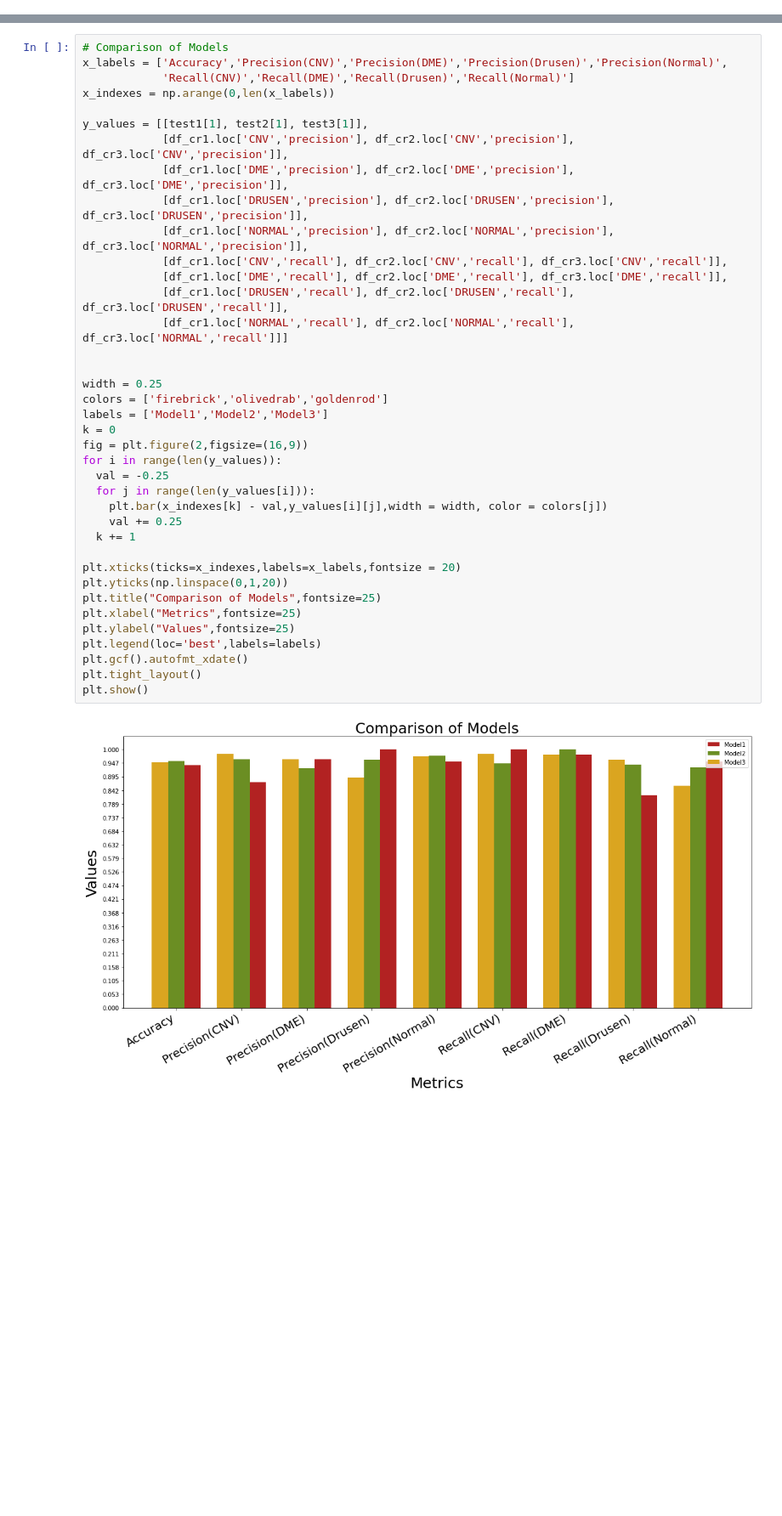
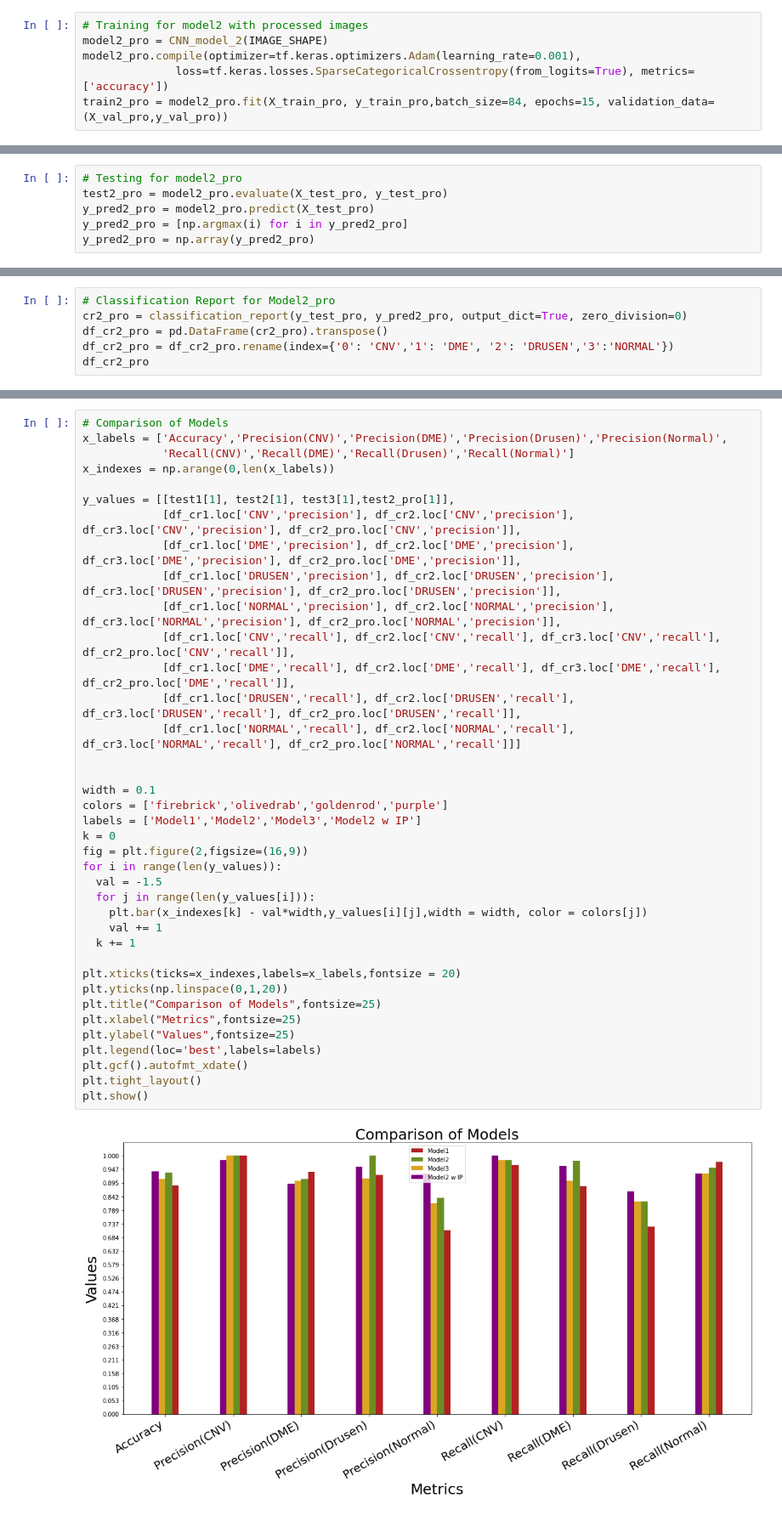
Before and after one commit to batuozdas/retina_disease_detection, a Jupyter notebook: retina_disease_detection.ipynb, the cells around one changed output, grey strips where cells are left out. Shown at 85% size. Drawn from its saved outputs; the diff is of its cells as text; blank space fills up the shorter version.

```diff
--- a/retina_disease_detection.ipynb
+++ b/retina_disease_detection.ipynb
@@ -233,0 +252,6 @@ Epoch 15/15
+# %%
+# Training for model2 with processed images
+model2_pro = CNN_model_2(IMAGE_SHAPE)
+model2_pro.compile(optimizer=tf.keras.optimizers.Adam(learning_rate=0.001),
+              loss=tf.keras.losses.SparseCategoricalCrossentropy(from_logits=True), metrics=['accuracy'])
+train2_pro = model2_pro.fit(X_train_pro, y_train_pro,batch_size=84, epochs=15, validation_data=(X_val_pro,y_val_pro))
@@ -259,0 +303,6 @@ test3
+# %%
+# Testing for model2_pro
+test2_pro = model2_pro.evaluate(X_test_pro, y_test_pro)
+y_pred2_pro = model2_pro.predict(X_test_pro)
+y_pred2_pro = [np.argmax(i) for i in y_pred2_pro]
+y_pred2_pro = np.array(y_pred2_pro)
@@ -304,0 +356,6 @@ df_cr3
+# %%
+# Classification Report for Model2_pro
+cr2_pro = classification_report(y_test_pro, y_pred2_pro, output_dict=True, zero_division=0)
+df_cr2_pro = pd.DataFrame(cr2_pro).transpose()
+df_cr2_pro = df_cr2_pro.rename(index={'0': 'CNV','1': 'DME', '2': 'DRUSEN','3':'NORMAL'})
+df_cr2_pro
@@ -398,42 +481,42 @@ plt.show()
 # %%
 # Comparison of Models
 x_labels = ['Accuracy','Precision(CNV)','Precision(DME)','Precision(Drusen)','Precision(Normal)',
             'Recall(CNV)','Recall(DME)','Recall(Drusen)','Recall(Normal)']
 x_indexes = np.arange(0,len(x_labels))
 
-y_values = [[test1[1], test2[1], test3[1]],
-            [df_cr1.loc['CNV','precision'], df_cr2.loc['CNV','precision'], df_cr3.loc['CNV','precision']],
-            [df_cr1.loc['DME','precision'], df_cr2.loc['DME','precision'], df_cr3.loc['DME','precision']],
-            [df_cr1.loc['DRUSEN','precision'], df_cr2.loc['DRUSEN','precision'], df_cr3.loc['DRUSEN','precision']],
-            [df_cr1.loc['NORMAL','precision'], df_cr2.loc['NORMAL','precision'], df_cr3.loc['NORMAL','precision']],
-            [df_cr1.loc['CNV','recall'], df_cr2.loc['CNV','recall'], df_cr3.loc['CNV','recall']],
-            [df_cr1.loc['DME','recall'], df_cr2.loc['DME','recall'], df_cr3.loc['DME','recall']],
-            [df_cr1.loc['DRUSEN','recall'], df_cr2.loc['DRUSEN','recall'], df_cr3.loc['DRUSEN','recall']],
-            [df_cr1.loc['NORMAL','recall'], df_cr2.loc['NORMAL','recall'], df_cr3.loc['NORMAL','recall']]]
+y_values = [[test1[1], test2[1], test3[1],test2_pro[1]],
+            [df_cr1.loc['CNV','precision'], df_cr2.loc['CNV','precision'], df_cr3.loc['CNV','precision'], df_cr2_pro.loc['CNV','precision']],
+            [df_cr1.loc['DME','precision'], df_cr2.loc['DME','precision'], df_cr3.loc['DME','precision'], df_cr2_pro.loc['DME','precision']],
+            [df_cr1.loc['DRUSEN','precision'], df_cr2.loc['DRUSEN','precision'], df_cr3.loc['DRUSEN','precision'], df_cr2_pro.loc['DRUSEN','precision']],
+            [df_cr1.loc['NORMAL','precision'], df_cr2.loc['NORMAL','precision'], df_cr3.loc['NORMAL','precision'], df_cr2_pro.loc['NORMAL','precision']],
+            [df_cr1.loc['CNV','recall'], df_cr2.loc['CNV','recall'], df_cr3.loc['CNV','recall'], df_cr2_pro.loc['CNV','recall']],
+            [df_cr1.loc['DME','recall'], df_cr2.loc['DME','recall'], df_cr3.loc['DME','recall'], df_cr2_pro.loc['DME','recall']],
+            [df_cr1.loc['DRUSEN','recall'], df_cr2.loc['DRUSEN','recall'], df_cr3.loc['DRUSEN','recall'], df_cr2_pro.loc['DRUSEN','recall']],
+            [df_cr1.loc['NORMAL','recall'], df_cr2.loc['NORMAL','recall'], df_cr3.loc['NORMAL','recall'], df_cr2_pro.loc['NORMAL','recall']]]
 
 
-width = 0.25
-colors = ['firebrick','olivedrab','goldenrod']
-labels = ['Model1','Model2','Model3']
+width = 0.1
+colors = ['firebrick','olivedrab','goldenrod','purple']
+labels = ['Model1','Model2','Model3','Model2 w IP']
 k = 0
 fig = plt.figure(2,figsize=(16,9))
 for i in range(len(y_values)):
-  val = -0.25
+  val = -1.5
   for j in range(len(y_values[i])):
-    plt.bar(x_indexes[k] - val,y_values[i][j],width = width, color = colors[j])
-    val += 0.25
+    plt.bar(x_indexes[k] - val*width,y_values[i][j],width = width, color = colors[j])
+    val += 1
   k += 1
 
 plt.xticks(ticks=x_indexes,labels=x_labels,fontsize = 20)
 plt.yticks(np.linspace(0,1,20))
 plt.title("Comparison of Models",fontsize=25)
 plt.xlabel("Metrics",fontsize=25)
 plt.ylabel("Values",fontsize=25)
 plt.legend(loc='best',labels=labels)
 plt.gcf().autofmt_xdate()
 plt.tight_layout()
 plt.show()
 # %% [output]
-[figure, old version]
+[figure, new version]
 # %%
 # Predicting random images for model1
```
Also changed, not shown: parts of 26 cells of this notebook, 1 other file.
